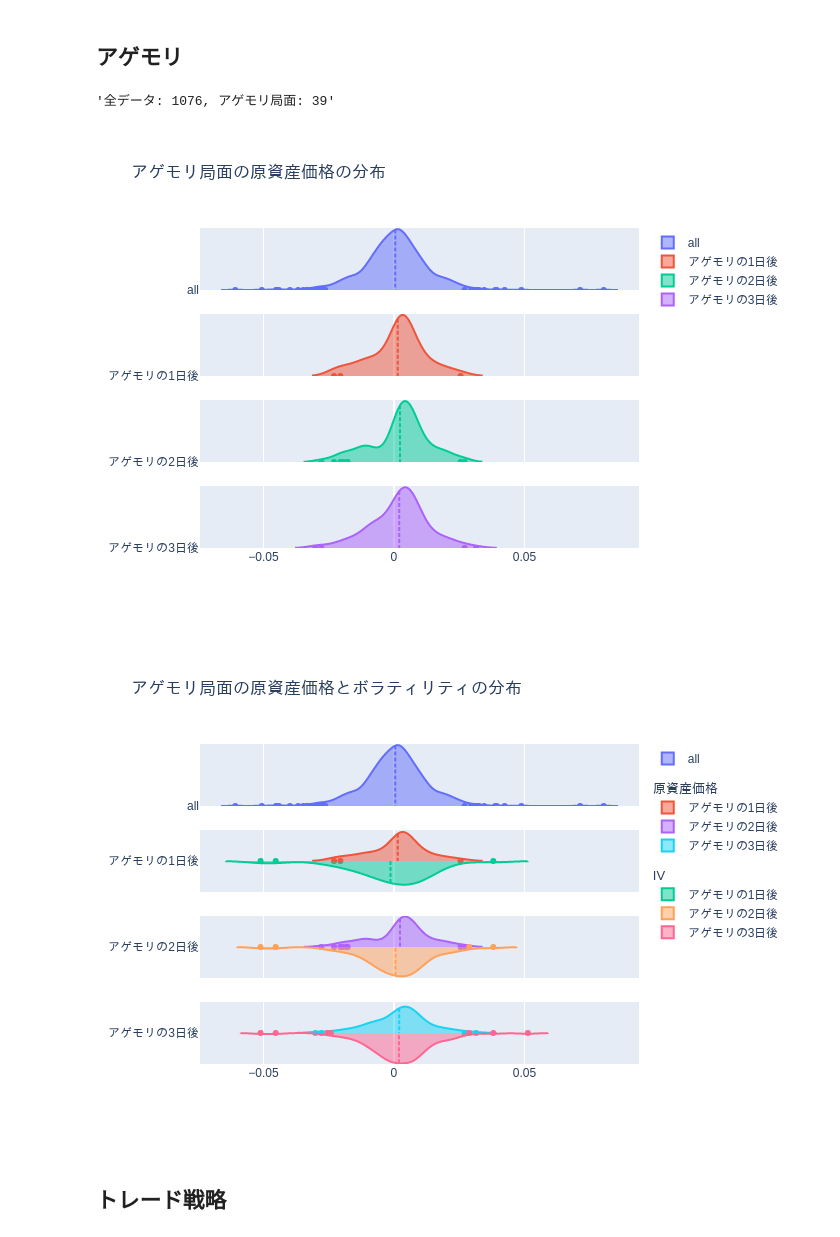
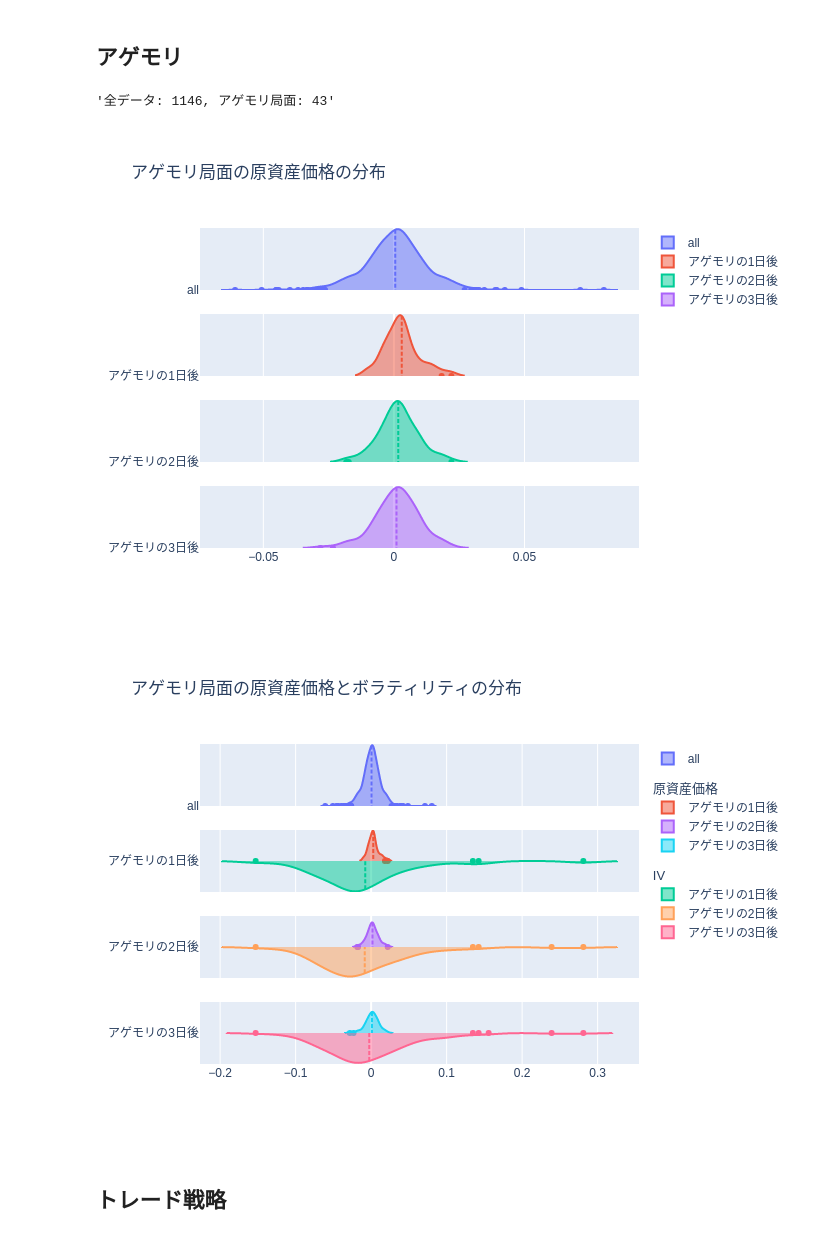
Before and after one commit to drillan/mkdeco-hackathon-lt, a Jupyter notebook: analysis_notebook.ipynb, the cells around one changed output. Saved outputs shown, nothing was run; the diff lists cells and outputs as text; code cells hidden in the pictures.

```diff
--- a/analysis_notebook.ipynb
+++ b/analysis_notebook.ipynb
@@ -21,13 +21,13 @@ save_fig = {}  # スライド表示用
 # %%
 with sqlite3.connect(jquants_derivatives.database.db) as con:
     raw_data = pd.read_sql(
-        "SELECT Date, UnderlyingPrice, ImpliedVolatility FROM OPTION_INDEX_OPTION", con
+        "SELECT Date, UnderlyingPrice, BaseVolatility FROM OPTION_INDEX_OPTION", con
     )
 s_iv = (
     raw_data.groupby("UnderlyingPrice", as_index=False)
     .first()
     .sort_values("Date")
-    .loc[:, ["Date", "UnderlyingPrice", "ImpliedVolatility"]]
+    .loc[:, ["Date", "UnderlyingPrice", "BaseVolatility"]]
     .set_index("Date", drop=False)
     .loc["2019-01":]
 )
@@ -155,7 +158,7 @@ save_fig["原資産価格とボラティリティの騰落率（2023年5月以
 agemori = s_iv_pct_change.loc[(s_iv_pct_change > 0.01).all(axis=1), :]
 f"全データ: {len(s_iv_pct_change)}, アゲモリ局面: {len(agemori)}"
 # %% [output]
-'全データ: 1076, アゲモリ局面: 39'
+'全データ: 1146, アゲモリ局面: 43'
 # %%
 def get_agemori_next_days(days=1, col="UnderlyingPrice"):
     return pd.concat(
@@ -167,52 +170,62 @@ def get_agemori_next_days(days=1, col="UnderlyingPrice"):
 
 
 s_next_days = [get_agemori_next_days(i) for i in range(1, 4)]
-iv_next_days = [get_agemori_next_days(i, "ImpliedVolatility") for i in range(1, 4)]
+iv_next_days = [get_agemori_next_days(i, "BaseVolatility") for i in range(1, 4)]
 
 pct_change_fig = make_subplots(rows=4, cols=1, shared_xaxes=True)
 pct_change_fig.add_trace(
-    go.Violin(
-        x=s_iv_pct_change.loc[:, "UnderlyingPrice"], side="positive", name="all"
-    ),
+    go.Violin(x=s_iv_pct_change.loc[:, "UnderlyingPrice"], side="positive", name="all"),
     row=1,
     col=1,
 )
 for i in range(3):
     pct_change_fig.add_trace(
         go.Violin(x=s_next_days[i], side="positive", name=f"アゲモリの{i+1}日後"),
-        row=i+2,
+        row=i + 2,
         col=1,
     )
 pct_change_fig.update_traces(meanline_visible=True)
 pct_change_fig.update_layout(go.Layout(title="アゲモリ局面の原資産価格の分布"))
 # %% [output]
-[figure, old version]
+[figure, new version]
 # %%
 save_fig["アゲモリ局面の原資産価格の分布"] = pct_change_fig
 # %%
 pct_change_vs_fig = make_subplots(rows=4, cols=1, shared_xaxes=True)
 pct_change_vs_fig.add_trace(
-    go.Violin(
-        x=s_iv_pct_change.loc[:, "UnderlyingPrice"], side="positive", name="all"
-    ),
+    go.Violin(x=s_iv_pct_change.loc[:, "UnderlyingPrice"], side="positive", name="all"),
     row=1,
     col=1,
 )
 for i in range(3):
     pct_change_vs_fig.add_trace(
-        go.Violin(x=s_next_days[i], side="positive", name=f"アゲモリの{i+1}日後", legendgroup='s', legendgrouptitle_text="原資産価格", scalegroup='s'),
-        row=i+2,
+        go.Violin(
+            x=s_next_days[i],
+            side="positive",
+            name=f"アゲモリの{i+1}日後",
+            legendgroup="s",
+            legendgrouptitle_text="原資産価格",
+            scalegroup="s",
+        ),
+        row=i + 2,
         col=1,
     )
     pct_change_vs_fig.add_trace(
-        go.Violin(x=iv_next_days[i], side="negative", name=f"アゲモリの{i+1}日後", legendgroup='iv', legendgrouptitle_text="IV", scalegroup='iv'),
-        row=i+2,
+        go.Violin(
+            x=iv_next_days[i],
+            side="negative",
+            name=f"アゲモリの{i+1}日後",
+            legendgroup="iv",
+            legendgrouptitle_text="IV",
+            scalegroup="iv",
+        ),
+        row=i + 2,
         col=1,
     )
 pct_change_vs_fig.update_traces(meanline_visible=True)
 pct_change_vs_fig.update_layout(go.Layout(title="アゲモリ局面の原資産価格とボラティリティの分布"))
 # %% [output]
-[figure, old version]
+[figure, new version]
 # %%
 save_fig["アゲモリ局面の原資産価格とボラティリティの分布"] = pct_change_vs_fig
 # %% [markdown]
```
Also changed, not shown: parts of 11 cells of this notebook, 2 other files.
